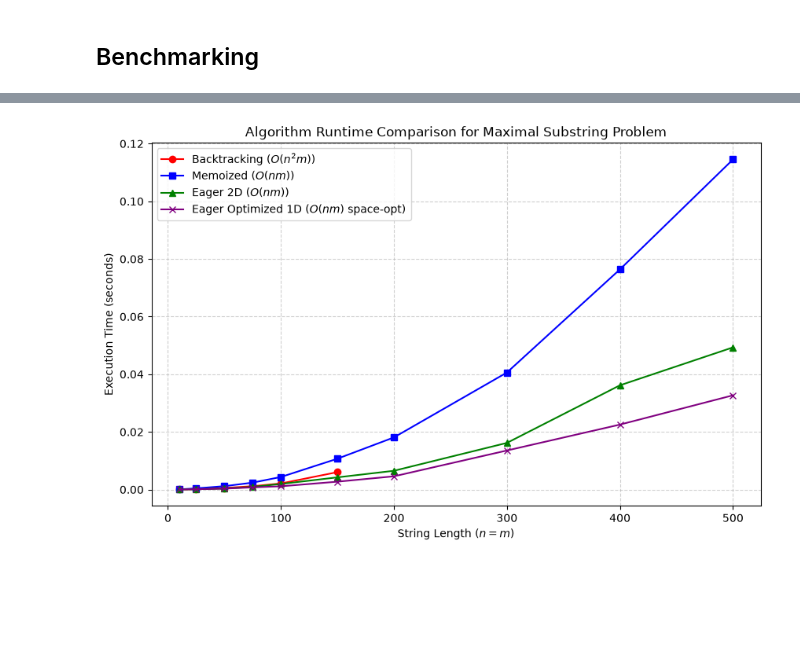
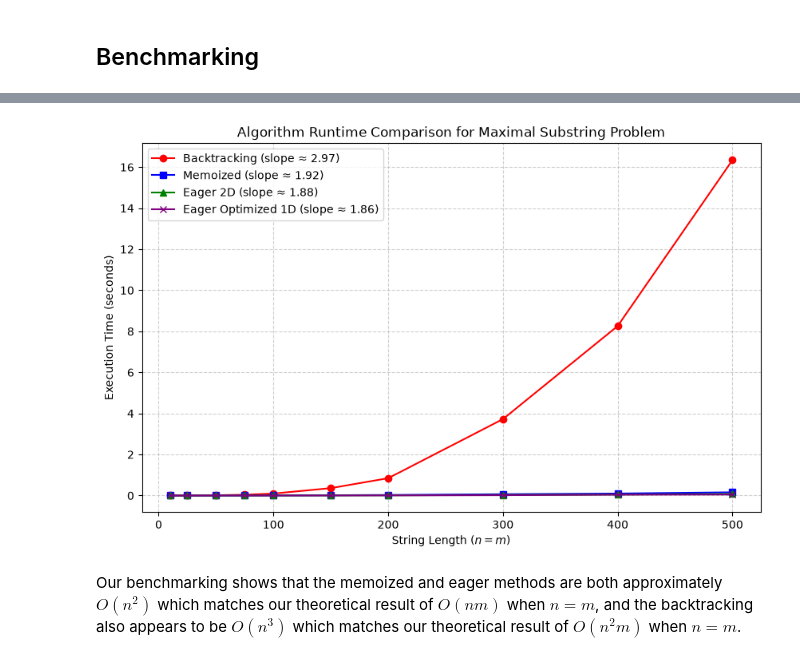
Before and after one commit to 328scout-collab/Program-3, a Jupyter notebook: program3.ipynb, the cells around one changed output, grey strips where cells are left out. Cells and saved outputs as stored; diff of their text form; code cells hidden in the pictures; blank space fills up the shorter version.

Commit message:
Updated benchmarking to show worst case

```diff
--- a/program3.ipynb
+++ b/program3.ipynb
@@ -668,13 +668,16 @@ import timeit
 import random
 import string
 import matplotlib.pyplot as plt
+import numpy as np
 
 # Generate random strings of specified lengths
 def generate_random_string(length: int) -> str:
     return ''.join(random.choices(string.ascii_lowercase, k=length))
+def generate_same_string(length: int) -> str:
+    return 'a' * length
 
-# Define input sizes to test (ranging from small to large)
-# Note: Keep backtracking sizes small (up to n=150) because O(n^2 * m) gets very slow!
+# Define input sizes to test
+# Note: Keep backtracking sizes small (up to n=150) because O(n * m * min(n, m)) gets very slow!
 sizes = [10, 25, 50, 75, 100, 150, 200, 300, 400, 500]
 
 bench_results = {
@@ -690,11 +693,11 @@ print("-" * 80)
 
 for size in sizes:
     # Generate test strings of equal length for a controlled test
-    a = generate_random_string(size)
-    b = generate_random_string(size)
+    a = generate_same_string(size)
+    b = generate_same_string(size)
 
     # Benchmark Backtracking
-    if size <= 150:
+    if size <= 500:
         t_backtrack = timeit.timeit(lambda: maximal_substring_backtracking(a, b), number=5) / 5
     else:
         t_backtrack = float('nan') # Too slow for large inputs
@@ -712,17 +715,61 @@ for size in sizes:
     t_opt = timeit.timeit(lambda: maximal_substring_eager_optimized(a, b), number=20) / 20
     bench_results["Eager Optimized"].append(t_opt)
 
-    bt_str = f"{t_backtrack:.5f}" if size <= 150 else "N/A (Timeout)"
+    bt_str = f"{t_backtrack:.5f}" if size <= 500 else "N/A (Timeout)"
     print(f"{size:<15} | {bt_str:<18} | {t_memo:<14.5f} | {t_eager:<12.5f} | {t_opt:.5f}")
 
 print("-" * 80)
 
-# Generate and save the performance graph
+# -------------------------------------------------------------
+# Compute Log-Log Slopes (Empirical Time Complexity)
+# -------------------------------------------------------------
+slopes = {}
+sizes_arr = np.array(sizes)
+
+for name, times in bench_results.items():
+    times_arr = np.array(times)
+    # Filter out NaNs (e.g., from Backtracking timeout) and zeros/negative values
+    valid_mask = (~np.isnan(times_arr)) & (times_arr > 0)
+
+    x_valid = sizes_arr[valid_mask]
+    y_valid = times_arr[valid_mask]
+
+    # Linear fit on log-log: log(y) = slope * log(x) + intercept
+    slope, _ = np.polyfit(np.log(x_valid), np.log(y_valid), 1)
+    slopes[name] = slope
+
+print("\nEmpirical Log-Log Slope (Approximate Complexity when n = m):")
+print(f"{'Algorithm':<20} | {'Log-Log Slope':<15} | {'Empirical Complexity':<22}")
+print("-" * 62)
+for name, slope in slopes.items():
+    print(f"{name:<20} | {slope:<15.2f} | O(n^{slope:.2f})")
+print("-" * 62)
+
+# -------------------------------------------------------------
+# Plot with Slopes in Legend Labels
+# -------------------------------------------------------------
 plt.figure(figsize=(10, 6))
-plt.plot(sizes, bench_results["Backtracking"], marker='o', label='Backtracking ($O(n^2 m)$)', color='red')
-plt.plot(sizes, bench_results["Memoized"], marker='s', label='Memoized ($O(nm)$)', color='blue')
-plt.plot(sizes, bench_results["Eager"], marker='^', label='Eager 2D ($O(nm)$)', color='green')
-plt.plot(sizes, bench_results["Eager Optimized"], marker='x', label='Eager Optimized 1D ($O(nm)$ space-opt)', color='purple')
+
+plt.plot(
+    sizes, bench_results["Backtracking"],
+    marker='o', color='red',
+    label=f'Backtracking (slope ≈ {slopes["Backtracking"]:.2f})'
+)
+plt.plot(
+    sizes, bench_results["Memoized"],
+    marker='s', color='blue',
+    label=f'Memoized (slope ≈ {slopes["Memoized"]:.2f})'
+)
+plt.plot(
+    sizes, bench_results["Eager"],
+    marker='^', color='green',
+    label=f'Eager 2D (slope ≈ {slopes["Eager"]:.2f})'
+)
+plt.plot(
+    sizes, bench_results["Eager Optimized"],
+    marker='x', color='purple',
+    label=f'Eager Optimized 1D (slope ≈ {slopes["Eager Optimized"]:.2f})'
+)
 
 plt.title('Algorithm Runtime Comparison for Maximal Substring Problem')
 plt.xlabel('String Length ($n = m$)')
@@ -748 +799,3 @@ Size (n = m)    | Backtracking (s)   | Memoized (s)   | Eager (s)    | Optimized
-[figure, old version]
+[figure, new version]
+# %% [markdown]
+Our benchmarking shows that the memoized and eager methods are both approximately $O(n^2)$ which matches our theoretical result of $O(nm)$ when $n = m$, and the backtracking also appears to be $O(n^3)$ which matches our theoretical result of $O(n^2 m)$ when $n = m$.
```
Also changed, not shown: parts of 1 cell of this notebook, 1 other file.
